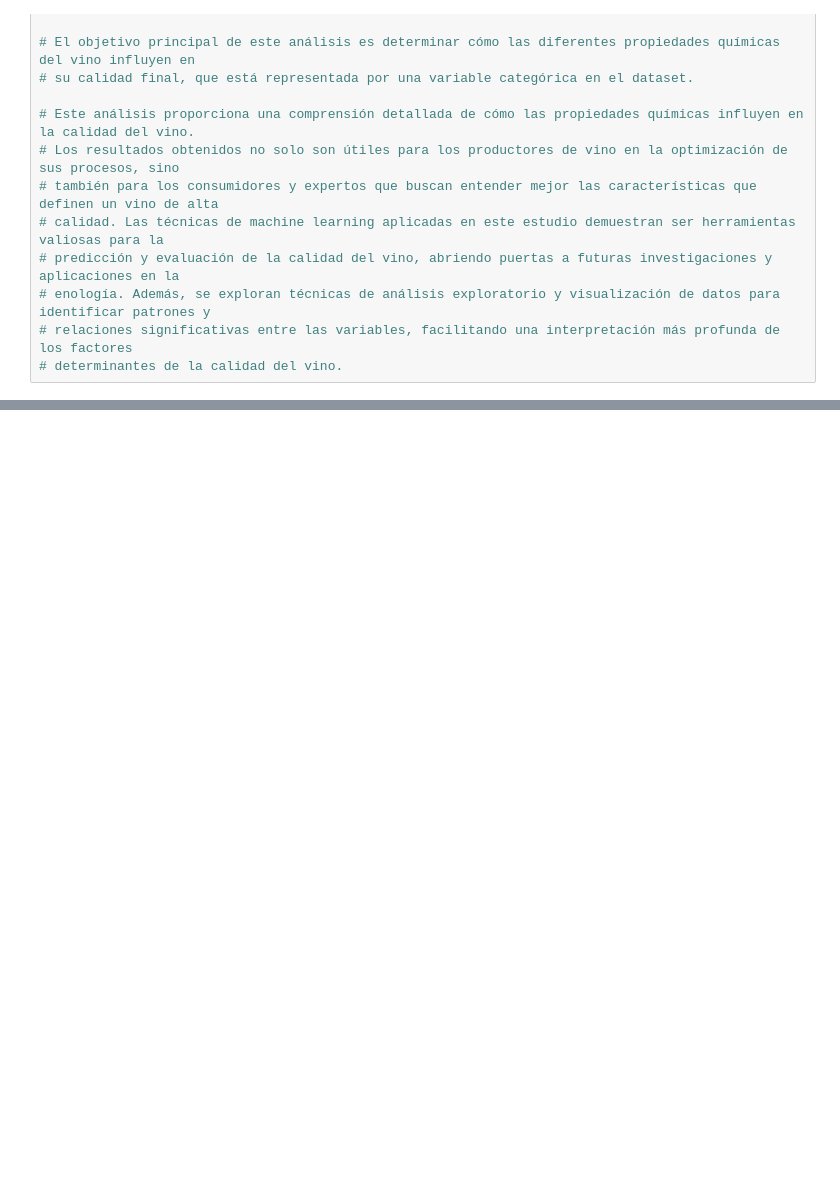
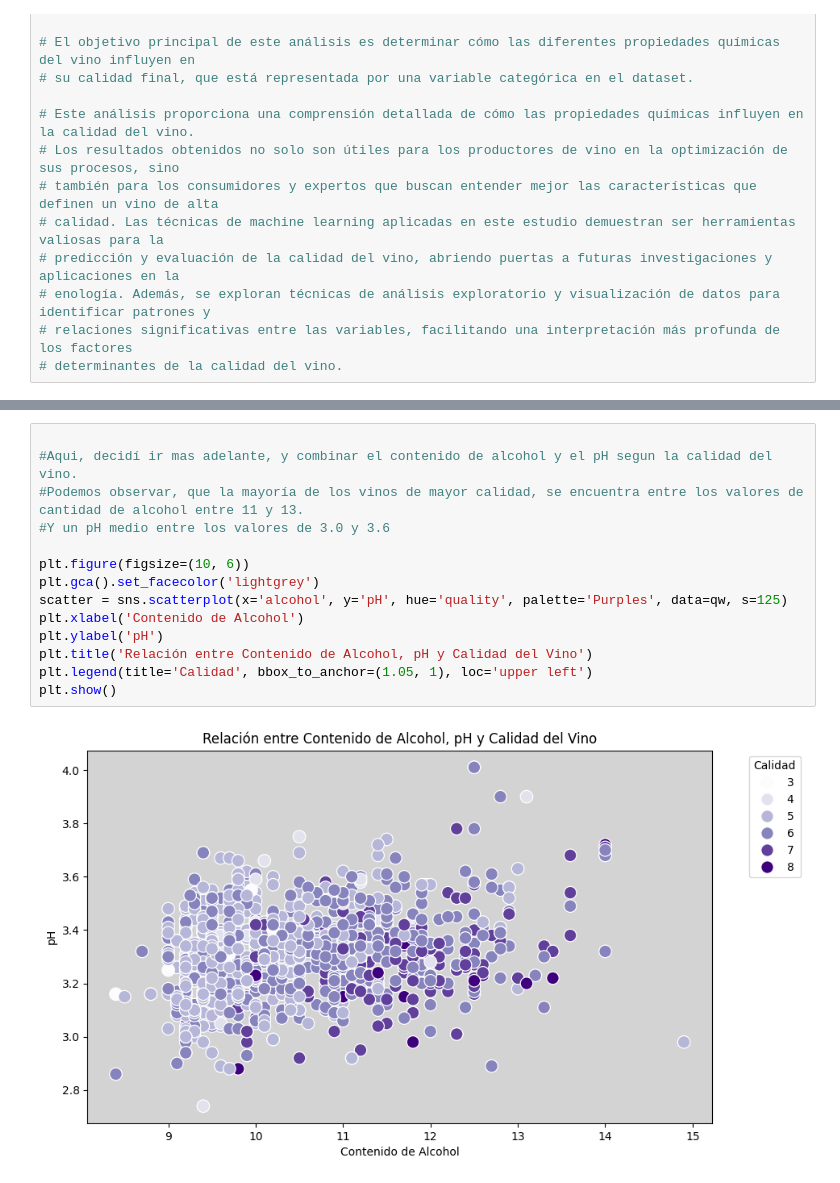
Before and after one commit to ignaciomz/CH_IM_61140, a Jupyter notebook: WineQuality_Parte1_Martínez.ipynb, the cells around one changed output, grey strips where cells are left out. Saved outputs shown, nothing was run; the diff lists cells and outputs as text; blank space fills up the shorter version.

```diff
--- a/WineQuality_Parte1_Martínez.ipynb
+++ b/WineQuality_Parte1_Martínez.ipynb
@@ -39,0 +123,16 @@ qw = pd.read_csv(url, sep=";")
+# %%
+
+#Aqui, decidí ir mas adelante, y combinar el contenido de alcohol y el pH segun la calidad del vino.
+#Podemos observar, que la mayoría de los vinos de mayor calidad, se encuentra entre los valores de cantidad de alcohol entre 11 y 13.
+#Y un pH medio entre los valores de 3.0 y 3.6
+
+plt.figure(figsize=(10, 6))
+plt.gca().set_facecolor('lightgrey')
+scatter = sns.scatterplot(x='alcohol', y='pH', hue='quality', palette='Purples', data=qw, s=125)
+plt.xlabel('Contenido de Alcohol')
+plt.ylabel('pH')
+plt.title('Relación entre Contenido de Alcohol, pH y Calidad del Vino')
+plt.legend(title='Calidad', bbox_to_anchor=(1.05, 1), loc='upper left')
+plt.show()
+# %% [output]
+[figure, added]
```
Also changed, not shown: parts of 10 cells of this notebook.
